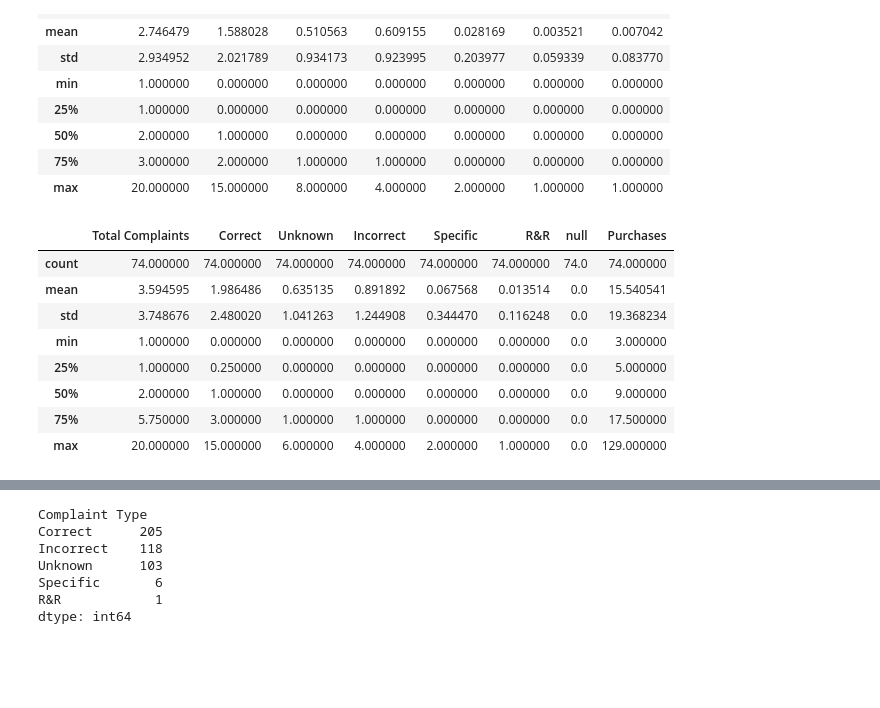
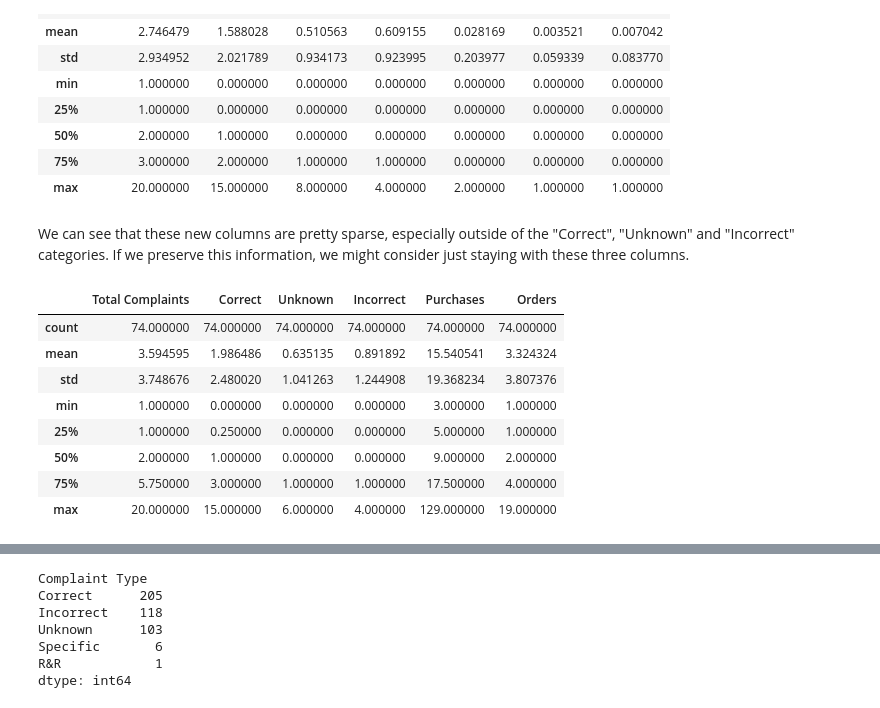
Before and after one commit to KBrandt57/COGS_118B_Project, a Jupyter notebook: eda_notebook.ipynb, the cells around one changed output, grey strips where cells are left out. Drawn from its saved outputs; the diff is of its cells as text; code cells hidden in the pictures; blank space fills up the shorter version.

```diff
--- a/eda_notebook.ipynb
+++ b/eda_notebook.ipynb
@@ -623,20 +720,23 @@ comp_per_doc.describe()
 | 50% | 2.000000 | 1.000000 | 0.000000 | 0.000000 | 0.000000 | 0.000000 | 0.000000 |
 | 75% | 3.000000 | 2.000000 | 1.000000 | 1.000000 | 0.000000 | 0.000000 | 0.000000 |
 | max | 20.000000 | 15.000000 | 8.000000 | 4.000000 | 2.000000 | 1.000000 | 1.000000 |
+# %% [markdown]
+We can see that these new columns are pretty sparse, especially outside of the "Correct", "Unknown" and "Incorrect" categories. If we preserve this information, we might consider just staying with these three columns.
 # %%
 #Merging with the total purchases per doctor for visualization
 comp_plus_purch = comp_per_doc.merge(doctors, how = 'inner', on = 'DoctorID')
-comp_plus_purch = comp_plus_purch[['DoctorID', 'Total Complaints', 'Correct', 'Unknown', 'Incorrect', 'Specific', 'R&R', 'null', 'Purchases']]
+comp_plus_purch = comp_plus_purch[['DoctorID', 'Total Complaints', 'Correct', 'Unknown', 'Incorrect', 'Purchases']]
+comp_plus_purch = comp_plus_purch.merge(ords_per_doc, how = 'left', on = 'DoctorID')
 comp_plus_purch
 
 comp_plus_purch.describe()
 # %% [output]
-|  | Total Complaints | Correct | Unknown | Incorrect | Specific | R&R | null | Purchases |
-| count | 74.000000 | 74.000000 | 74.000000 | 74.000000 | 74.000000 | 74.000000 | 74.0 | 74.000000 |
-| mean | 3.594595 | 1.986486 | 0.635135 | 0.891892 | 0.067568 | 0.013514 | 0.0 | 15.540541 |
-| std | 3.748676 | 2.480020 | 1.041263 | 1.244908 | 0.344470 | 0.116248 | 0.0 | 19.368234 |
-| min | 1.000000 | 0.000000 | 0.000000 | 0.000000 | 0.000000 | 0.000000 | 0.0 | 3.000000 |
-| 25% | 1.000000 | 0.250000 | 0.000000 | 0.000000 | 0.000000 | 0.000000 | 0.0 | 5.000000 |
-| 50% | 2.000000 | 1.000000 | 0.000000 | 0.000000 | 0.000000 | 0.000000 | 0.0 | 9.000000 |
-| 75% | 5.750000 | 3.000000 | 1.000000 | 1.000000 | 0.000000 | 0.000000 | 0.0 | 17.500000 |
-| max | 20.000000 | 15.000000 | 6.000000 | 4.000000 | 2.000000 | 1.000000 | 0.0 | 129.000000 |
+|  | Total Complaints | Correct | Unknown | Incorrect | Purchases | Orders |
+| count | 74.000000 | 74.000000 | 74.000000 | 74.000000 | 74.000000 | 74.000000 |
+| mean | 3.594595 | 1.986486 | 0.635135 | 0.891892 | 15.540541 | 3.324324 |
+| std | 3.748676 | 2.480020 | 1.041263 | 1.244908 | 19.368234 | 3.807376 |
+| min | 1.000000 | 0.000000 | 0.000000 | 0.000000 | 3.000000 | 1.000000 |
+| 25% | 1.000000 | 0.250000 | 0.000000 | 0.000000 | 5.000000 | 1.000000 |
+| 50% | 2.000000 | 1.000000 | 0.000000 | 0.000000 | 9.000000 | 2.000000 |
+| 75% | 5.750000 | 3.000000 | 1.000000 | 1.000000 | 17.500000 | 4.000000 |
+| max | 20.000000 | 15.000000 | 6.000000 | 4.000000 | 129.000000 | 19.000000 |
```
Also changed, not shown: parts of 27 cells of this notebook, 5 other files.
